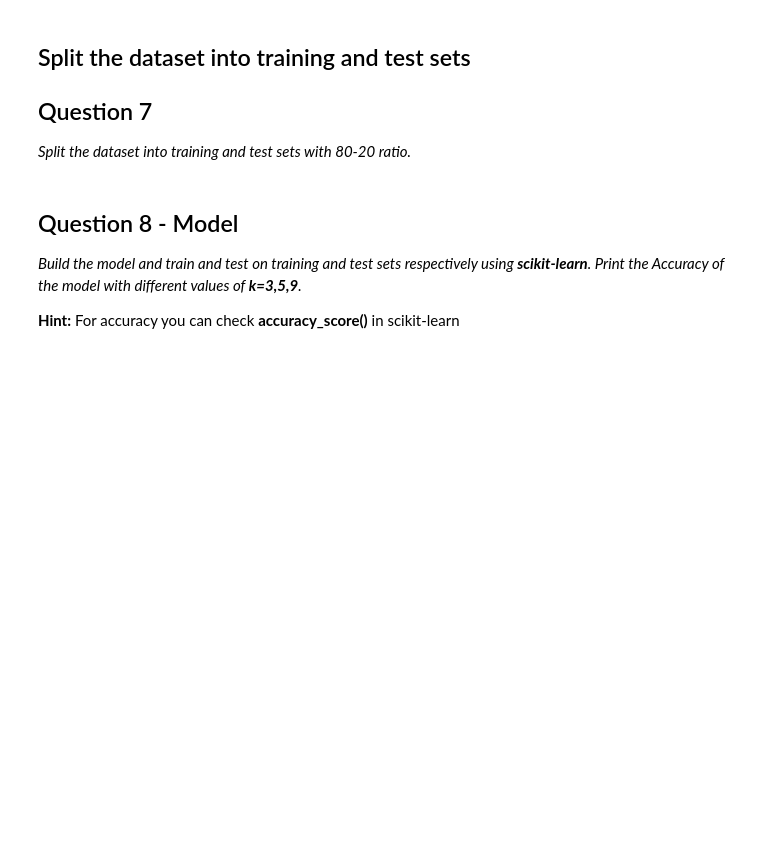
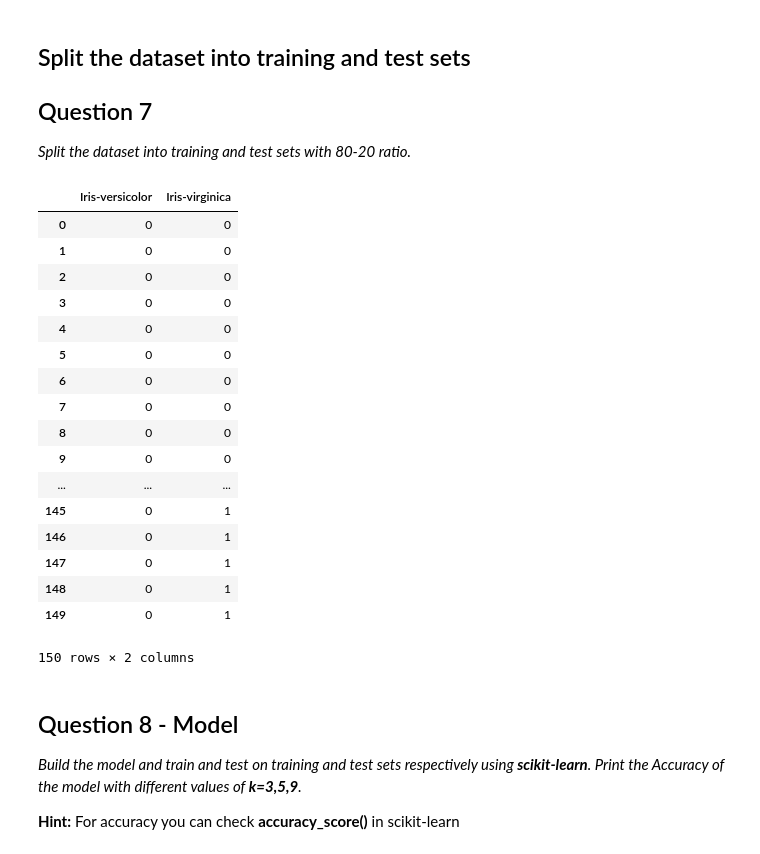
Before and after one commit to GreatLearningAIML1/bangalore-feb-batch-Roshtom7, a Jupyter notebook: R3_External_Lab_kNN_Naive_Bayes.ipynb, the cells around one changed output. Saved outputs shown, nothing was run; the diff lists cells and outputs as text; code cells hidden in the pictures; blank space fills up the shorter version.

```diff
--- a/R3_External_Lab_kNN_Naive_Bayes.ipynb
+++ b/R3_External_Lab_kNN_Naive_Bayes.ipynb
@@ -75,6 +201,29 @@ Change all the classes to numericals (0to2).
 ## Question 7
 
 *Split the dataset into training and test sets with 80-20 ratio.*
+# %%
+x=Iris_df["Class"]
+x = pd.get_dummies(x, columns=['Class'], drop_first = True)
+x
+# %% [output]
+|  | Iris-versicolor | Iris-virginica |
+| 0 | 0 | 0 |
+| 1 | 0 | 0 |
+| 2 | 0 | 0 |
+| 3 | 0 | 0 |
+| 4 | 0 | 0 |
+| 5 | 0 | 0 |
+| 6 | 0 | 0 |
+| 7 | 0 | 0 |
+| 8 | 0 | 0 |
+| 9 | 0 | 0 |
+| ... | ... | ... |
+| 145 | 0 | 1 |
+| 146 | 0 | 1 |
+| 147 | 0 | 1 |
+| 148 | 0 | 1 |
+| 149 | 0 | 1 |
+150 rows × 2 columns
 # %% [markdown]
 ## Question 8 - Model
 
```
Also changed, not shown: parts of 18 cells of this notebook.
